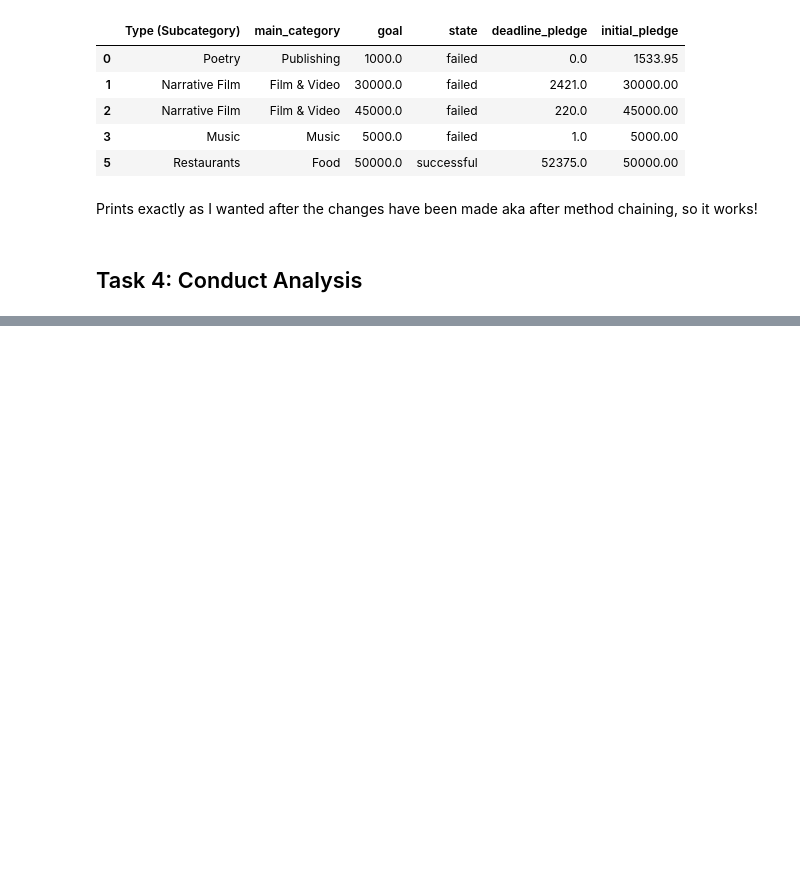
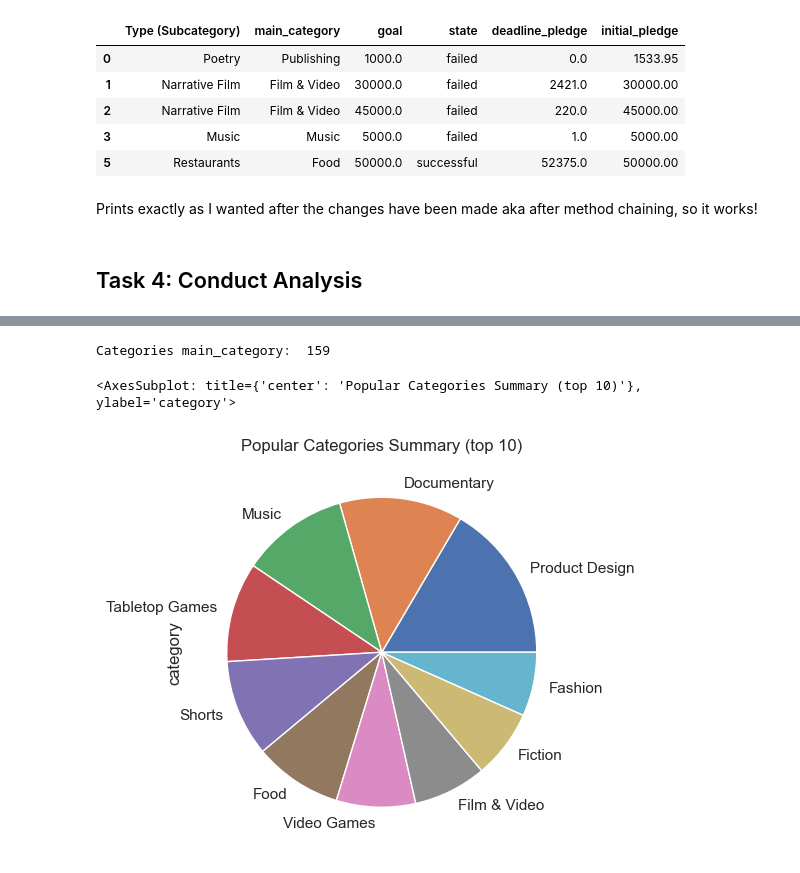
Before and after one commit to aryanagn/Funding-Trend-Navigator, a Jupyter notebook: notebooks/analysis3.ipynb, the cells around one changed output, grey strips where cells are left out. Drawn from its saved outputs; the diff is of its cells as text; code cells hidden in the pictures; blank space fills up the shorter version.

```diff
--- a/notebooks/analysis3.ipynb
+++ b/notebooks/analysis3.ipynb
@@ -389,0 +454,9 @@ Prints exactly as I wanted after the changes have been made aka after method cha
+# %%
+print('Categories main_category: ', df['category'].nunique())
+df['category'].value_counts()[:10].plot(kind='pie',
+                                        figsize=(5,10),
+                                        title='Popular Categories Summary (top 10)')
+# %% [output]
+Categories main_category:  159
+<AxesSubplot: title={'center': 'Popular Categories Summary (top 10)'}, ylabel='category'>
+[figure, added]
```
Also changed, not shown: parts of 17 cells of this notebook.
